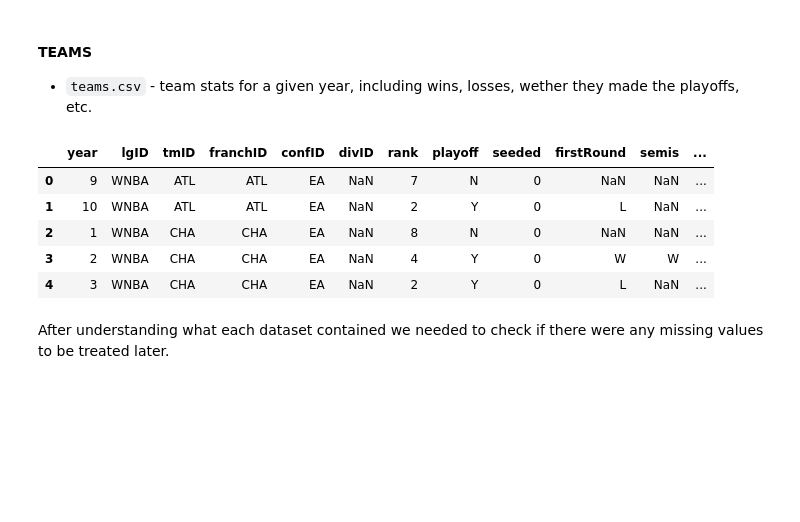
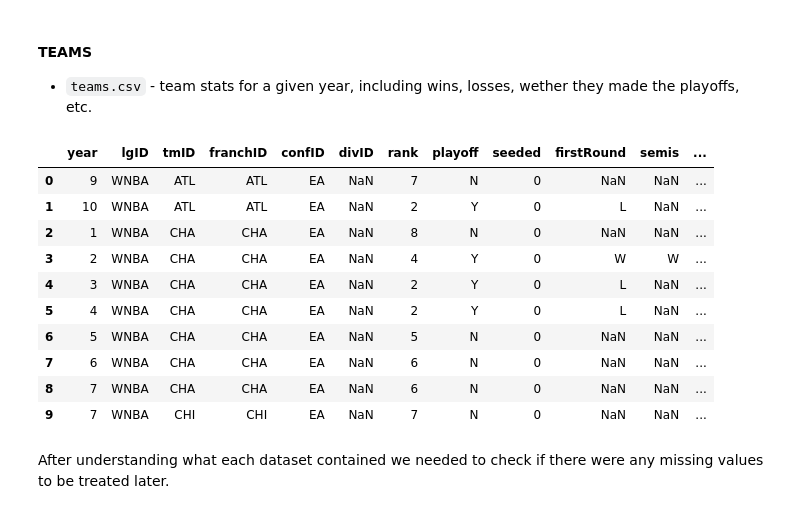
Before and after one commit to TomasM30/WNBA-playoff-prediction, a Jupyter notebook: notebooks/data_exploration.ipynb, the cells around one changed output. Saved outputs shown, nothing was run; the diff lists cells and outputs as text; code cells hidden in the pictures; blank space fills up the shorter version.

```diff
--- a/notebooks/data_exploration.ipynb
+++ b/notebooks/data_exploration.ipynb
@@ -107,14 +107,19 @@ teams_post.head()
 
 - `teams.csv` - team stats for a given year, including wins, losses, wether they made the playoffs, etc.
 # %%
-teams.head()
+teams.head(10)
 # %% [output]
 |  | year | lgID | tmID | franchID | confID | divID | rank | playoff | seeded | firstRound | semis | ... |
 | 0 | 9 | WNBA | ATL | ATL | EA | NaN | 7 | N | 0 | NaN | NaN | ... |
 | 1 | 10 | WNBA | ATL | ATL | EA | NaN | 2 | Y | 0 | L | NaN | ... |
 | 2 | 1 | WNBA | CHA | CHA | EA | NaN | 8 | N | 0 | NaN | NaN | ... |
 | 3 | 2 | WNBA | CHA | CHA | EA | NaN | 4 | Y | 0 | W | W | ... |
 | 4 | 3 | WNBA | CHA | CHA | EA | NaN | 2 | Y | 0 | L | NaN | ... |
+| 5 | 4 | WNBA | CHA | CHA | EA | NaN | 2 | Y | 0 | L | NaN | ... |
+| 6 | 5 | WNBA | CHA | CHA | EA | NaN | 5 | N | 0 | NaN | NaN | ... |
+| 7 | 6 | WNBA | CHA | CHA | EA | NaN | 6 | N | 0 | NaN | NaN | ... |
+| 8 | 7 | WNBA | CHA | CHA | EA | NaN | 6 | N | 0 | NaN | NaN | ... |
+| 9 | 7 | WNBA | CHI | CHI | EA | NaN | 7 | N | 0 | NaN | NaN | ... |
 # %% [markdown]
 <p> After understanding what each dataset contained we needed to check if there were any missing values to be treated later. <p>
 # %%
```
Also changed, not shown: parts of 2 cells of this notebook.
